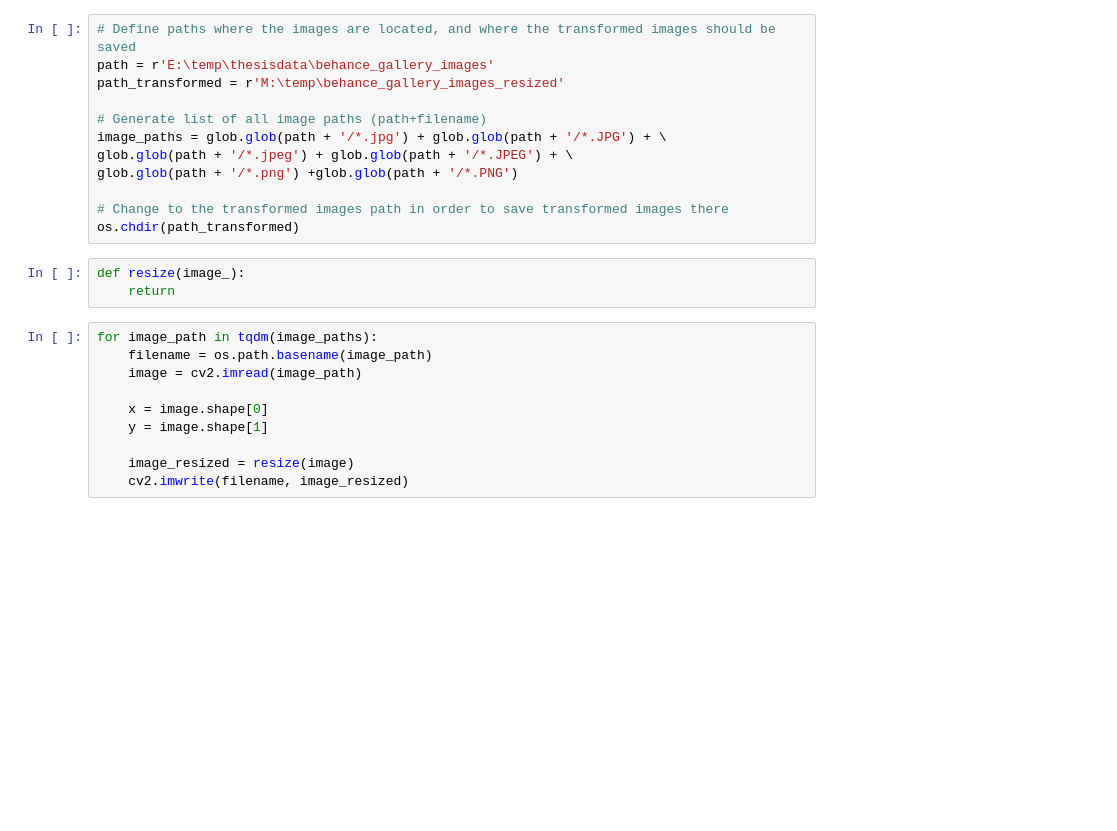
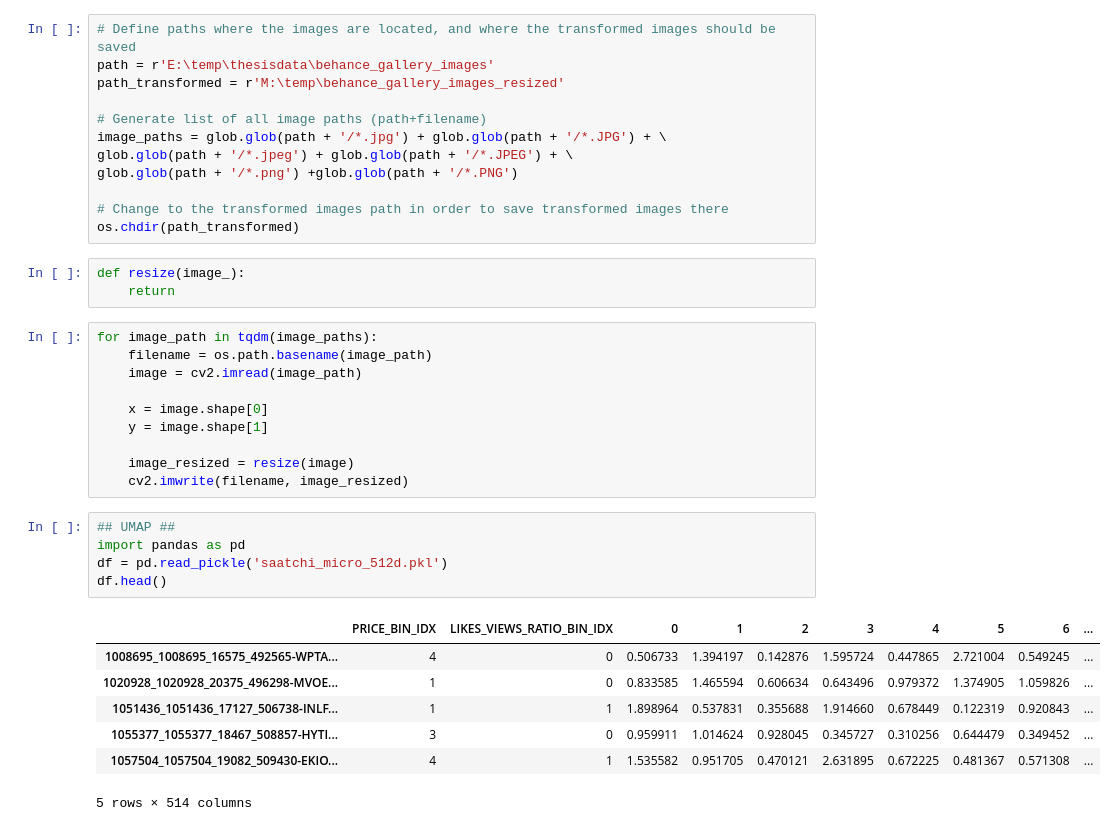
Before and after one commit to Guthman/Thesis_cur-AI-tor, a Jupyter notebook: notebooks/scratchpad2.ipynb, the cells around one changed output. Saved outputs shown, nothing was run; the diff lists cells and outputs as text; blank space fills up the shorter version.

```diff
--- a/notebooks/scratchpad2.ipynb
+++ b/notebooks/scratchpad2.ipynb
@@ -28,3 +30,16 @@ for image_path in tqdm(image_paths):
 
     image_resized = resize(image)
     cv2.imwrite(filename, image_resized)
+# %%
+## UMAP ##
+import pandas as pd
+df = pd.read_pickle('saatchi_micro_512d.pkl')
+df.head()
+# %% [output]
+|  | PRICE_BIN_IDX | LIKES_VIEWS_RATIO_BIN_IDX | 0 | 1 | 2 | 3 | 4 | 5 | 6 | ... |
+| 1008695_1008695_16575_492565-WPTA... | 4 | 0 | 0.506733 | 1.394197 | 0.142876 | 1.595724 | 0.447865 | 2.721004 | 0.549245 | ... |
+| 1020928_1020928_20375_496298-MVOE... | 1 | 0 | 0.833585 | 1.465594 | 0.606634 | 0.643496 | 0.979372 | 1.374905 | 1.059826 | ... |
+| 1051436_1051436_17127_506738-INLF... | 1 | 1 | 1.898964 | 0.537831 | 0.355688 | 1.914660 | 0.678449 | 0.122319 | 0.920843 | ... |
+| 1055377_1055377_18467_508857-HYTI... | 3 | 0 | 0.959911 | 1.014624 | 0.928045 | 0.345727 | 0.310256 | 0.644479 | 0.349452 | ... |
+| 1057504_1057504_19082_509430-EKIO... | 4 | 1 | 1.535582 | 0.951705 | 0.470121 | 2.631895 | 0.672225 | 0.481367 | 0.571308 | ... |
+5 rows × 514 columns
```
Also changed, not shown: parts of 8 cells of this notebook, 4 other files.
